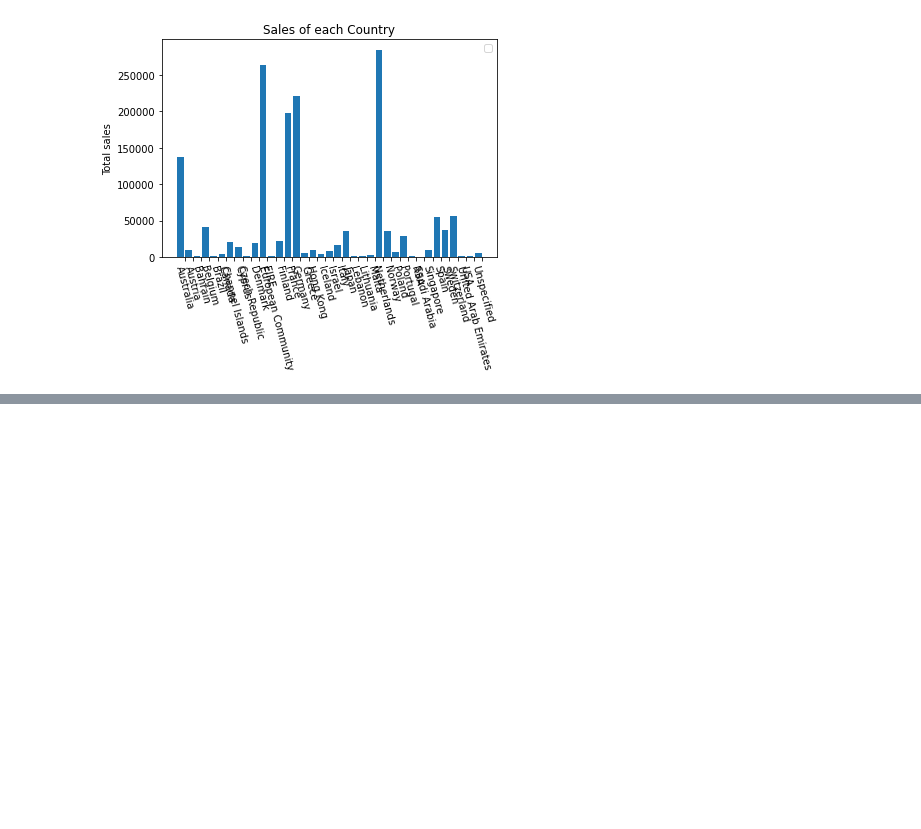
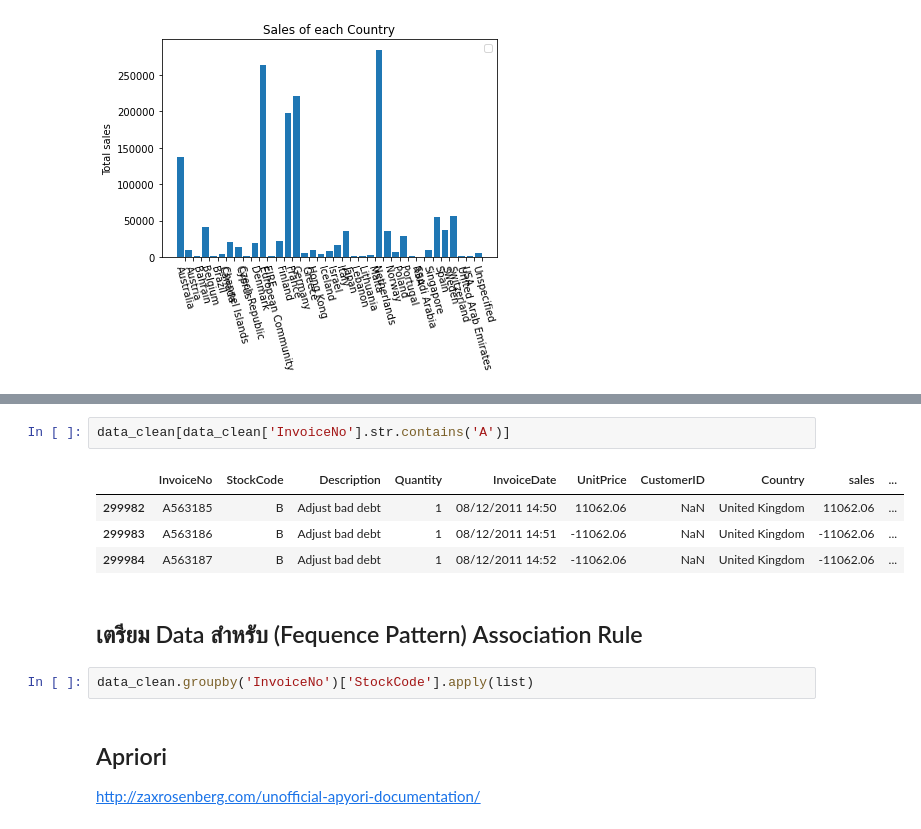
Before and after one commit to team0243/DWDM21, a Jupyter notebook: Chapter6_Association_Rules.ipynb, the cells around one changed output, grey strips where cells are left out. Saved outputs shown, nothing was run; the diff lists cells and outputs as text; blank space fills up the shorter version.

```diff
--- a/Chapter6_Association_Rules.ipynb
+++ b/Chapter6_Association_Rules.ipynb
@@ -227,0 +311,15 @@ No handles with labels found to put in legend.
+# %%
+data_clean[data_clean['InvoiceNo'].str.contains('A')]
+# %% [output]
+|  | InvoiceNo | StockCode | Description | Quantity | InvoiceDate | UnitPrice | CustomerID | Country | sales | ... |
+| 299982 | A563185 | B | Adjust bad debt | 1 | 08/12/2011 14:50 | 11062.06 | NaN | United Kingdom | 11062.06 | ... |
+| 299983 | A563186 | B | Adjust bad debt | 1 | 08/12/2011 14:51 | -11062.06 | NaN | United Kingdom | -11062.06 | ... |
+| 299984 | A563187 | B | Adjust bad debt | 1 | 08/12/2011 14:52 | -11062.06 | NaN | United Kingdom | -11062.06 | ... |
+# %% [markdown]
+## เตรียม Data สำหรับ (Fequence Pattern) Association Rule
+# %%
+data_clean.groupby('InvoiceNo')['StockCode'].apply(list)
+# %% [markdown]
+## Apriori
+
+http://zaxrosenberg.com/unofficial-apyori-documentation/
```
Also changed, not shown: parts of 12 cells of this notebook.
